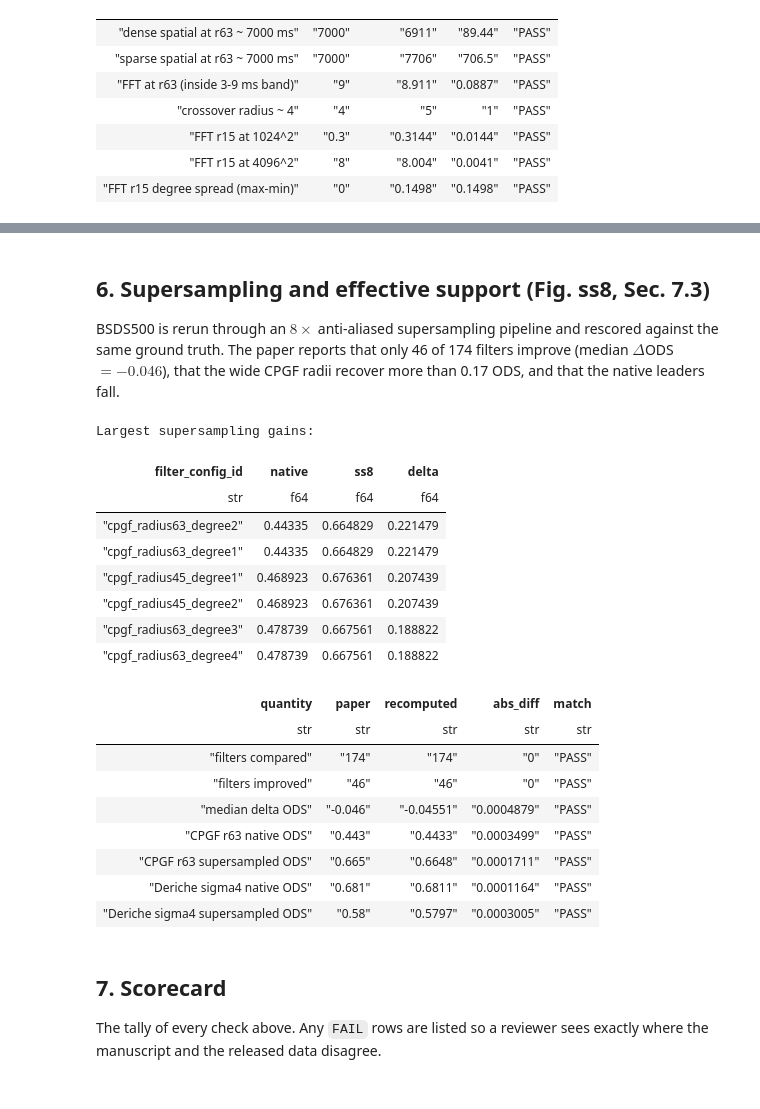
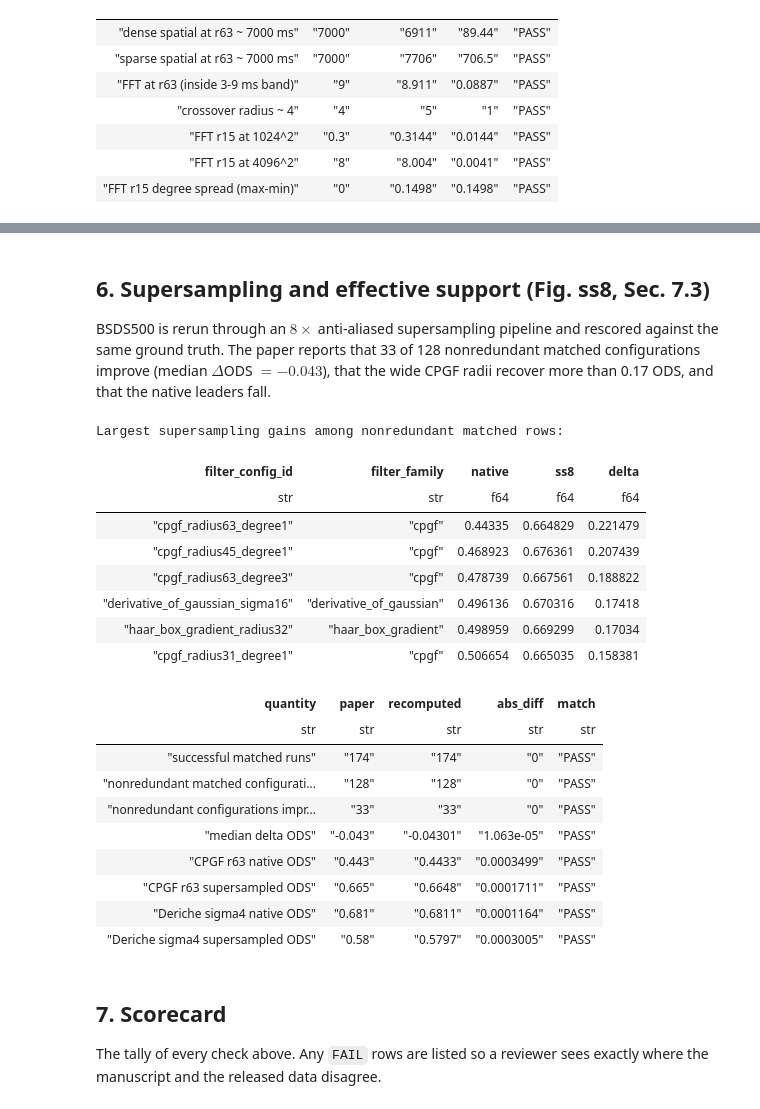
Before and after one commit to j-vaught/AGFB, a Jupyter notebook: reproduce_paper_claims.ipynb, the cells around one changed output, grey strips where cells are left out. Cells and saved outputs as stored; diff of their text form; code cells hidden in the pictures.

```diff
--- a/reproduce_paper_claims.ipynb
+++ b/reproduce_paper_claims.ipynb
@@ -122,7 +149,7 @@ draws on: how many shards each study has, how many rows, how many random seeds,
 and which metrics are present. Nothing here is reduced yet.
 # %%
 studies = {
-    "synthetic/clean_accuracy": "clean field, full catalog (Table 1)",
+    "synthetic/clean_accuracy": "clean field, full catalog (Table 2)",
     "synthetic/noise_breadth": "categorical noise bank, 21 models",
     "synthetic/cpgf_grid": "CPGF radius x degree grid under noise",
     "timing/walltime_scaling": "per-filter wall-clock at 4096^2",
@@ -439,9 +481,11 @@ def raw_ods(df, dataset):
         & (pl.col("metric") == "ods")
         & (pl.col("status") == "ok")
     )
-    return sub.group_by("filter_config_id", "filter_family").agg(
-        pl.col("value").mean().alias("ods")
-    ).sort("ods", descending=True)
+    return (
+        sub.group_by("filter_config_id", "filter_family")
+        .agg(pl.col("value").mean().alias("ods"))
+        .sort("ods", descending=True)
+    )
 
 
 def metric_for(df, dataset, cid, metric, mode="raw"):
@@ -464,12 +508,14 @@ PAPER_REAL = {
 
 rows = []
 for ds, (cid, p_ods, p_ois, p_ap) in PAPER_REAL.items():
-    lead = raw_ods(R, ds).row(0, named=True)
+    ranked = raw_ods(R, ds)
+    lead = ranked.row(0, named=True)
     rows.append((f"{ds}: best filter", cid, lead["filter_config_id"], None))
     rows.append((f"{ds}: best ODS", p_ods, lead["ods"], 0.001))
     rows.append((f"{ds}: OIS of leader", p_ois, metric_for(R, ds, cid, "ois"), 0.001))
     rows.append((f"{ds}: AP of leader", p_ap, metric_for(R, ds, cid, "ap"), 0.001))
-    rows.append((f"{ds}: filters scored", 182, raw_ods(R, ds).height, 0))
+    rows.append((f"{ds}: successful runs", 182, ranked.height, 0))
+    rows.append((f"{ds}: nonredundant reported rows", 136, nonredundant_rows(ranked).height, 0))
 
 compare("5. Real-image edges", rows)
 # %% [output]
@@ -494,65 +541,73 @@ compare("5. Real-image edges", rows)
 ## 6. Supersampling and effective support (Fig. ss8, Sec. 7.3)
 
 BSDS500 is rerun through an $8\times$ anti-aliased supersampling pipeline and
-rescored against the same ground truth. The paper reports that only 46 of 174
-filters improve (median $\Delta$ODS $=-0.046$), that the wide CPGF radii recover
-more than 0.17 ODS, and that the native leaders fall.
+rescored against the same ground truth. The paper reports that 33 of 128
+nonredundant matched configurations improve (median $\Delta$ODS $=-0.043$),
+that the wide CPGF radii recover more than 0.17 ODS, and that the native leaders
+fall.
 # %%
 Rs = pl.concat([pl.read_parquet(p) for p in glob.glob(f"{RUNS}/realimg/supersampled/*.parquet")])
 
 
 def bsds_raw_ods(df):
-    return df.filter(
-        (pl.col("dataset") == "bsds500")
-        & (pl.col("mode") == "raw")
-        & (pl.col("metric") == "ods")
-        & (pl.col("status") == "ok")
-    ).group_by("filter_config_id").agg(pl.col("value").mean().alias("ods"))
+    return (
+        df.filter(
+            (pl.col("dataset") == "bsds500")
+            & (pl.col("mode") == "raw")
+            & (pl.col("metric") == "ods")
+            & (pl.col("status") == "ok")
+        )
+        .group_by("filter_config_id", "filter_family")
+        .agg(pl.col("value").mean().alias("ods"))
+    )
 
 
 native = bsds_raw_ods(R).rename({"ods": "native"})
 ss8 = bsds_raw_ods(Rs).rename({"ods": "ss8"})
-m = native.join(ss8, on="filter_config_id").with_columns(
+m_all = native.join(ss8, on=["filter_config_id", "filter_family"]).with_columns(
     (pl.col("ss8") - pl.col("native")).alias("delta")
 )
+m = nonredundant_rows(m_all)
 
 
 def pair(cid):
     row = m.filter(pl.col("filter_config_id") == cid)
     return (row["native"][0], row["ss8"][0]) if row.height else (None, None)
 
 
-print("Largest supersampling gains:")
+print("Largest supersampling gains among nonredundant matched rows:")
 display(m.sort("delta", descending=True).head(6))
 
 r63_native, r63_ss8 = pair("cpgf_radius63_degree1")
 d4_native, d4_ss8 = pair("deriche_recursive_gaussian_derivative_sigma4")
 
 rows = [
-    ("filters compared", 174, m.height, 0),
-    ("filters improved", 46, m.filter(pl.col("delta") > 0).height, 0),
-    ("median delta ODS", -0.046, m["delta"].median(), 0.001),
+    ("successful matched runs", 174, m_all.height, 0),
+    ("nonredundant matched configurations", 128, m.height, 0),
+    ("nonredundant configurations improved", 33, m.filter(pl.col("delta") > 0).height, 0),
+    ("median delta ODS", -0.043, m["delta"].median(), 0.001),
     ("CPGF r63 native ODS", 0.443, r63_native, 0.001),
     ("CPGF r63 supersampled ODS", 0.665, r63_ss8, 0.001),
     ("Deriche sigma4 native ODS", 0.681, d4_native, 0.001),
     ("Deriche sigma4 supersampled ODS", 0.580, d4_ss8, 0.001),
 ]
 compare("6. Supersampling", rows)
 # %% [output]
-Largest supersampling gains:
+Largest supersampling gains among nonredundant matched rows:
-| filter_config_id | native | ss8 | delta |
-| str | f64 | f64 | f64 |
-| "cpgf_radius63_degree2" | 0.44335 | 0.664829 | 0.221479 |
-| "cpgf_radius63_degree1" | 0.44335 | 0.664829 | 0.221479 |
-| "cpgf_radius45_degree1" | 0.468923 | 0.676361 | 0.207439 |
-| "cpgf_radius45_degree2" | 0.468923 | 0.676361 | 0.207439 |
-| "cpgf_radius63_degree3" | 0.478739 | 0.667561 | 0.188822 |
-| "cpgf_radius63_degree4" | 0.478739 | 0.667561 | 0.188822 |
+| filter_config_id | filter_family | native | ss8 | delta |
+| str | str | f64 | f64 | f64 |
+| "cpgf_radius63_degree1" | "cpgf" | 0.44335 | 0.664829 | 0.221479 |
+| "cpgf_radius45_degree1" | "cpgf" | 0.468923 | 0.676361 | 0.207439 |
+| "cpgf_radius63_degree3" | "cpgf" | 0.478739 | 0.667561 | 0.188822 |
+| "derivative_of_gaussian_sigma16" | "derivative_of_gaussian" | 0.496136 | 0.670316 | 0.17418 |
+| "haar_box_gradient_radius32" | "haar_box_gradient" | 0.498959 | 0.669299 | 0.17034 |
+| "cpgf_radius31_degree1" | "cpgf" | 0.506654 | 0.665035 | 0.158381 |
 | quantity | paper | recomputed | abs_diff | match |
 | str | str | str | str | str |
-| "filters compared" | "174" | "174" | "0" | "PASS" |
-| "filters improved" | "46" | "46" | "0" | "PASS" |
-| "median delta ODS" | "-0.046" | "-0.04551" | "0.0004879" | "PASS" |
+| "successful matched runs" | "174" | "174" | "0" | "PASS" |
+| "nonredundant matched configurati... | "128" | "128" | "0" | "PASS" |
+| "nonredundant configurations impr... | "33" | "33" | "0" | "PASS" |
+| "median delta ODS" | "-0.043" | "-0.04301" | "1.063e-05" | "PASS" |
 | "CPGF r63 native ODS" | "0.443" | "0.4433" | "0.0003499" | "PASS" |
 | "CPGF r63 supersampled ODS" | "0.665" | "0.6648" | "0.0001711" | "PASS" |
 | "Deriche sigma4 native ODS" | "0.681" | "0.6811" | "0.0001164" | "PASS" |
```
Also changed, not shown: parts of 10 cells of this notebook, 3 other files.
